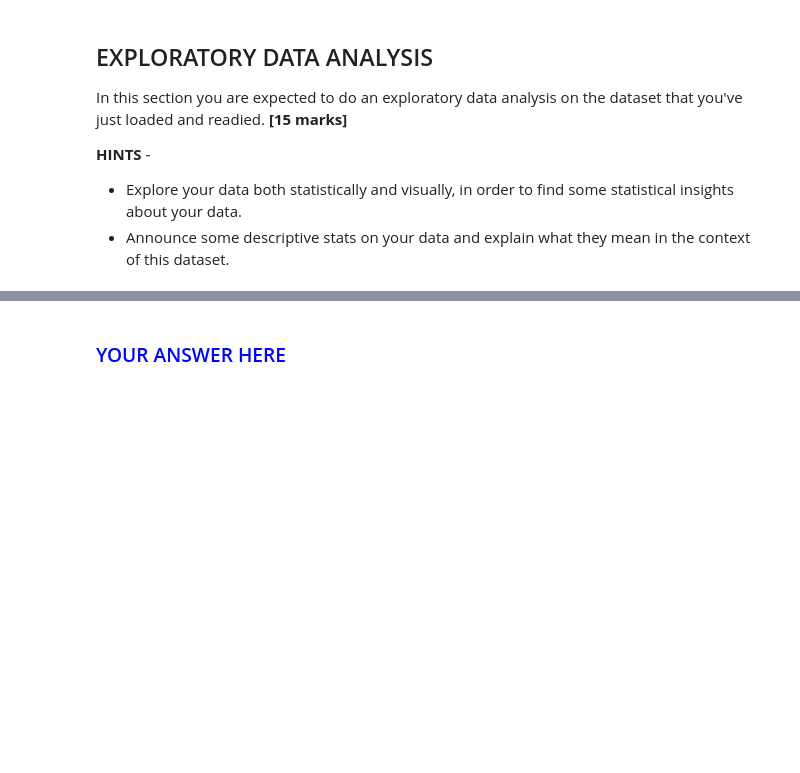
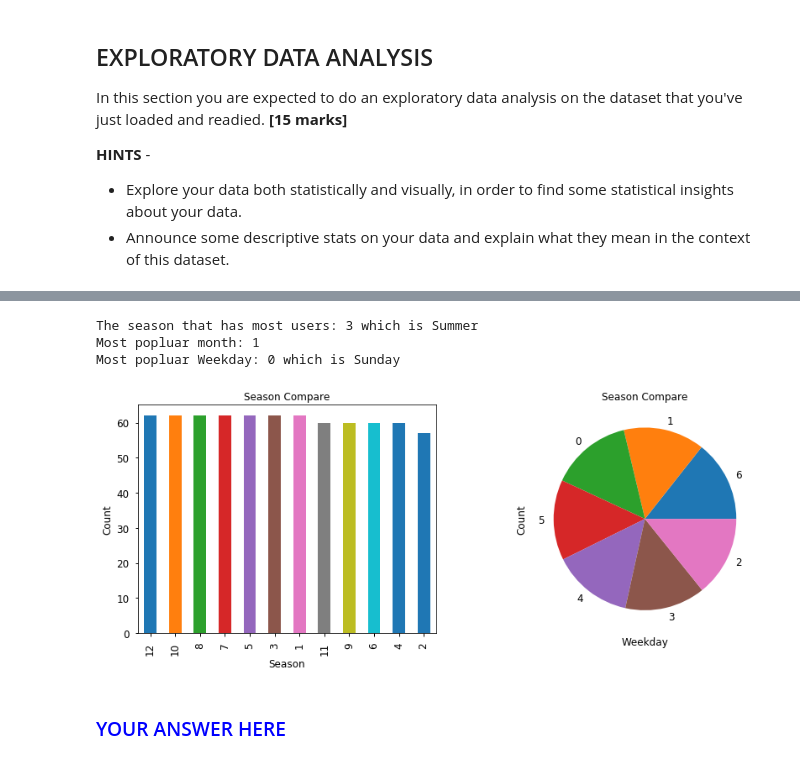
Before and after one commit to DannyFirmin/BikeShare-LinearRegression, a Jupyter notebook: Assignment-1.ipynb, the cells around one changed output, grey strips where cells are left out. Cells and saved outputs as stored; diff of their text form; code cells hidden in the pictures; blank space fills up the shorter version.

```diff
--- a/Assignment-1.ipynb
+++ b/Assignment-1.ipynb
@@ -108,3 +168,49 @@ In this section you are expected to do an exploratory data analysis on the datas
+# %%
+# YOUR CODE HERE
+def convert_seasons(x):
+    if x == 1:
+        return "Winter"
+    if x == 2:
+        return "Spring"
+    if x == 3:
+        return "Summer"
+    if x == 4:
+        return "Autumn"
+
+
+
+# df_bikes.describe()
+season_mode = df_bikes['Season'].mode().iloc[0]
+weekday_mode = df_bikes['Weekday'].mode().iloc[0]
+print("The season that has most users:",season_mode, "which is", convert_seasons(season_mode))
+print("Most popluar month:", df_bikes["Month"].mode().iloc[0])
+# In calendar.day_name list, the day starts from Monday, so index should minus 1
+print("Most popluar Weekday:", weekday_mode, "which is", calendar.day_name[weekday_mode-1])
+
+# plt.bar(range(len(df_bikes['Season'])), list(df_bikes['Season'][]), align='center')
+# plt.pyplot.xticks(range(len(webPreferences)), list(webPreferences.keys()))
+
+fig = plt.figure(figsize=(14,11))
+ax1 = fig.add_subplot(221)
+ax1 = df_bikes['Month'].value_counts().plot(kind='bar', title ="Season Compare", fontsize=12)
+ax1.set_xlabel("Season", fontsize=12)
+ax1.set_ylabel("Count", fontsize=12)
+
+ax = fig.add_subplot(222)
+ax2 = df_bikes['Weekday'].value_counts().plot(kind='pie', title ="Season Compare", fontsize=12)
+ax2.set_xlabel("Weekday", fontsize=12)
+ax2.set_ylabel("Count", fontsize=12)
+plt.show()
+
+# print("Mean (Statistics module): ", df_bikes.mean(sample_Data))
+# mean_rating = tmp.groupby('title').mean()
+# mean_rating.sort_values('rating', ascending=False).head()
+# (ADD ANY ADDITIONAL CELLS AS REQUIRED)
+# %% [output]
+The season that has most users: 3 which is Summer
+Most popluar month: 1
+Most popluar Weekday: 0 which is Sunday
+[figure, added]
 # %% [markdown]
 <span style="color:blue">
 
```
Also changed, not shown: parts of 8 cells of this notebook.
